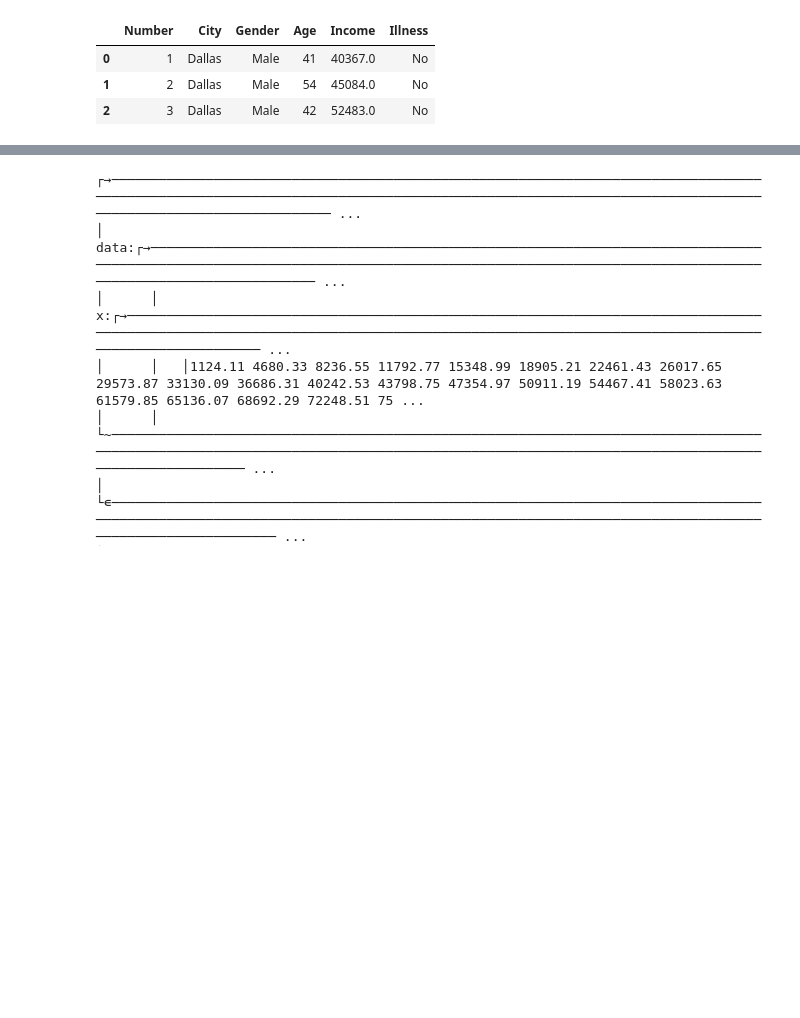
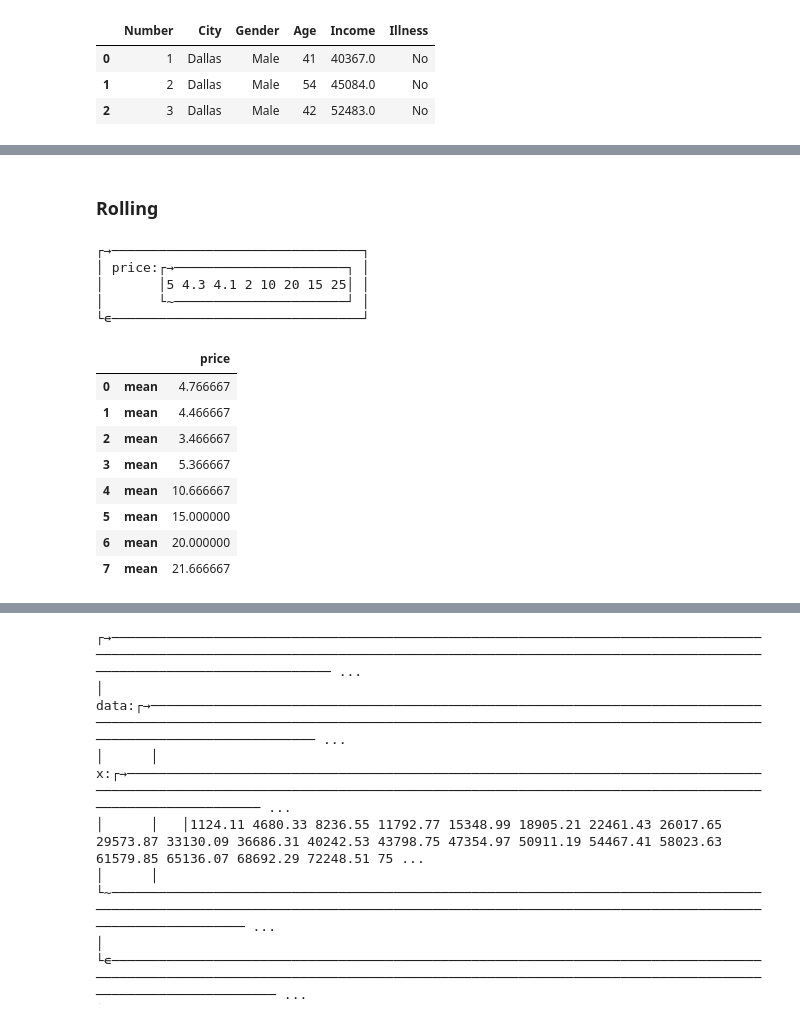
Before and after one commit to AnswerDotAI/basedtab, a Jupyter notebook: nbs/index.ipynb, the cells around one changed output, grey strips where cells are left out. Drawn from its saved outputs; the diff is of its cells as text; code cells hidden in the pictures; blank space fills up the shorter version.

```diff
--- a/nbs/index.ipynb
+++ b/nbs/index.ipynb
@@ -80,3 +86,26 @@ bf.head(100).groupby("Gender", ["Age", "Income"], mean=MEAN, rmse=RMSE)
 │mean 45.30434783 39739.36957│
 │rmse 46.73468128 40738.65853│
 └~───────────────────────────┘
+# %% [markdown]
+### Rolling
+# %%
+ts = BFrame(dict(price=[5,4.3,4.1,2,10,20,15,25]))
+ts
+# %% [output]
+┌→────────────────────────────────┐
+│ price:┌→──────────────────────┐ │
+│       │5 4.3 4.1 2 10 20 15 25│ │
+│       └~──────────────────────┘ │
+└∊────────────────────────────────┘
+# %%
+ts.rolling("price", size=3, edge="clamp", mean=MEAN).df
+# %% [output]
+|  |  | price |
+| 0 | mean | 4.766667 |
+| 1 | mean | 4.466667 |
+| 2 | mean | 3.466667 |
+| 3 | mean | 5.366667 |
+| 4 | mean | 10.666667 |
+| 5 | mean | 15.000000 |
+| 6 | mean | 20.000000 |
+| 7 | mean | 21.666667 |
```
Also changed, not shown: parts of 8 cells of this notebook, 7 other files.
